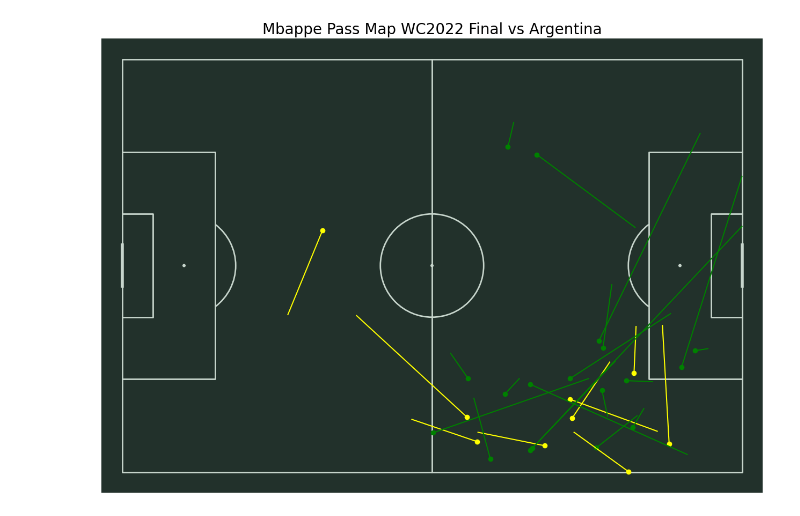
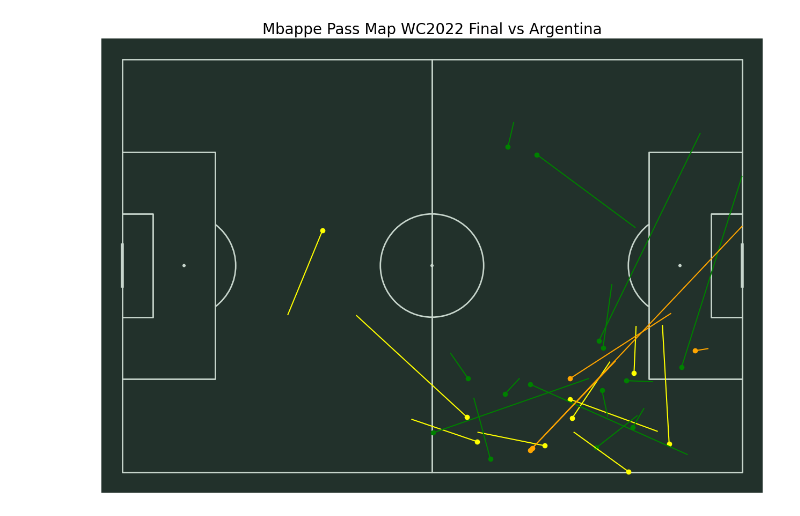
Before and after one commit to bayki2004/passmap_mbappe, a Jupyter notebook: passmap_mbappe.ipynb, the cells around one changed output. Drawn from its saved outputs; the diff is of its cells as text; code cells hidden in the pictures.

```diff
--- a/passmap_mbappe.ipynb
+++ b/passmap_mbappe.ipynb
@@ -109,3 +46,0 @@ events
-# %%
-size = len(events)
-size
@@ -145,24 +47,34 @@ df
 # %%
+#Drawing the pitch using a template from MPL Soccer
+
 pitch = Pitch(pitch_type='statsbomb', pitch_color='#22312b', line_color='#c7d5cc')
 pitch.draw(figsize=(16, 11), constrained_layout=True, tight_layout=False)
 fig.set_facecolor('#22312b')
 plt.gca().invert_yaxis()
 
+#Passes in the first half are yellow
+#Passes in the second half are green
+#Passes in extra time are in orange
+#Circle is the start location of the Pass
 for i in range(size):
     ev = events.iloc[i]
-    if(ev['minute']>45):
+    if(ev['minute']>45 and ev['minute']<= 90):
         plt.plot((ev['location'][0], ev['pass_end_location'][0]),
              (ev['location'][1], ev['pass_end_location'][1]),
              color='green')
         plt.scatter(ev['location'][0],ev['location'][1], color='green')
-    else:
+    elif(ev['minute']<45):
         plt.plot((ev['location'][0], ev['pass_end_location'][0]),
              (ev['location'][1], ev['pass_end_location'][1]),
              color='yellow')
         plt.scatter(ev['location'][0],ev['location'][1], color='yellow')
-
+    else:
+        plt.plot((ev['location'][0], ev['pass_end_location'][0]),
+             (ev['location'][1], ev['pass_end_location'][1]),
+             color='orange')
+        plt.scatter(ev['location'][0],ev['location'][1], color='orange')
 
 plt.title('Mbappe Pass Map WC2022 Final vs Argentina', color = 'black', size=20)
 plt.savefig('pmap.png')
 # %% [output]
-[figure, old version]
+[figure, new version]
```
Also changed, not shown: parts of 14 cells of this notebook, 1 other file.
